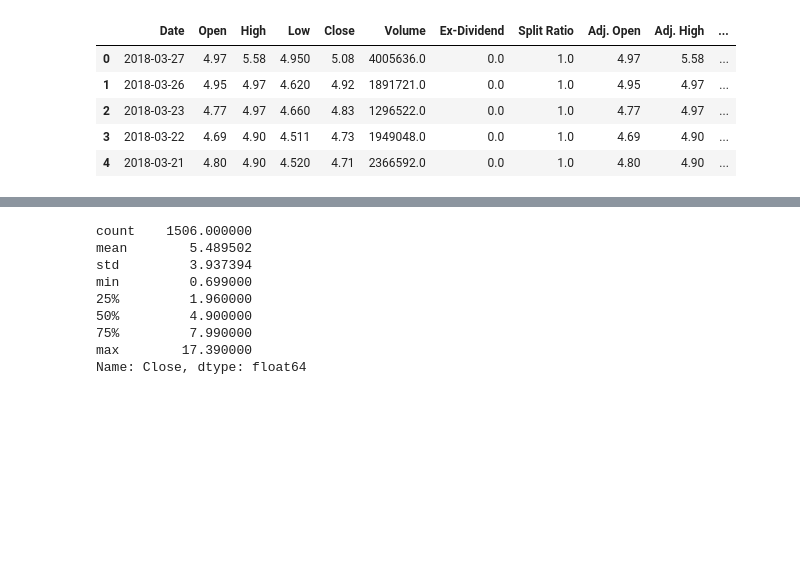
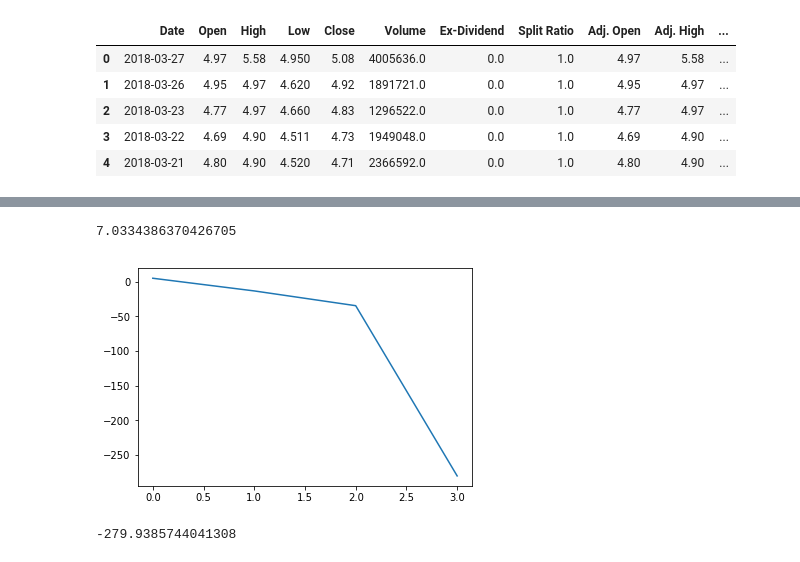
Before and after one commit to CamKirk/pyladies-api-to-random-walk, a Jupyter notebook: Untitled.ipynb, the cells around one changed output, grey strips where cells are left out. Saved outputs shown, nothing was run; the diff lists cells and outputs as text; code cells hidden in the pictures; blank space fills up the shorter version.

```diff
--- a/Untitled.ipynb
+++ b/Untitled.ipynb
@@ -58,12 +23,26 @@ df.plot('Date', 'Close')
-# %%
-df['Close'].describe()
-# %% [output]
-count    1506.000000
-mean        5.489502
-std         3.937394
-min         0.699000
-25%         1.960000
-50%         4.900000
-75%         7.990000
-max        17.390000
-Name: Close, dtype: float64
+# %%
+train_data = df.iloc[:1400]
+# %%
+T = 3
+S=train_data['Close'][1399]
+# %%
+close_stats = train_data['Close'].describe()
+mu= close_stats['mean']
+vol = close_stats['std']*math.sqrt(T)
+# %%
+vol
+# %% [output]
+7.0334386370426705
+# %%
+daily_closes = np.random.normal((mu/T), vol/math.sqrt(T),T)+1
+
+price_list=[S]
+
+for x in daily_closes:
+    price_list.append(price_list[-1]*x)
+plt.plot(price_list)
+plt.show()
+print(price_list[-1])
+# %% [output]
+[figure, added]
+-279.9385744041308
```
Also changed, not shown: parts of 13 cells of this notebook, 1 other file.
